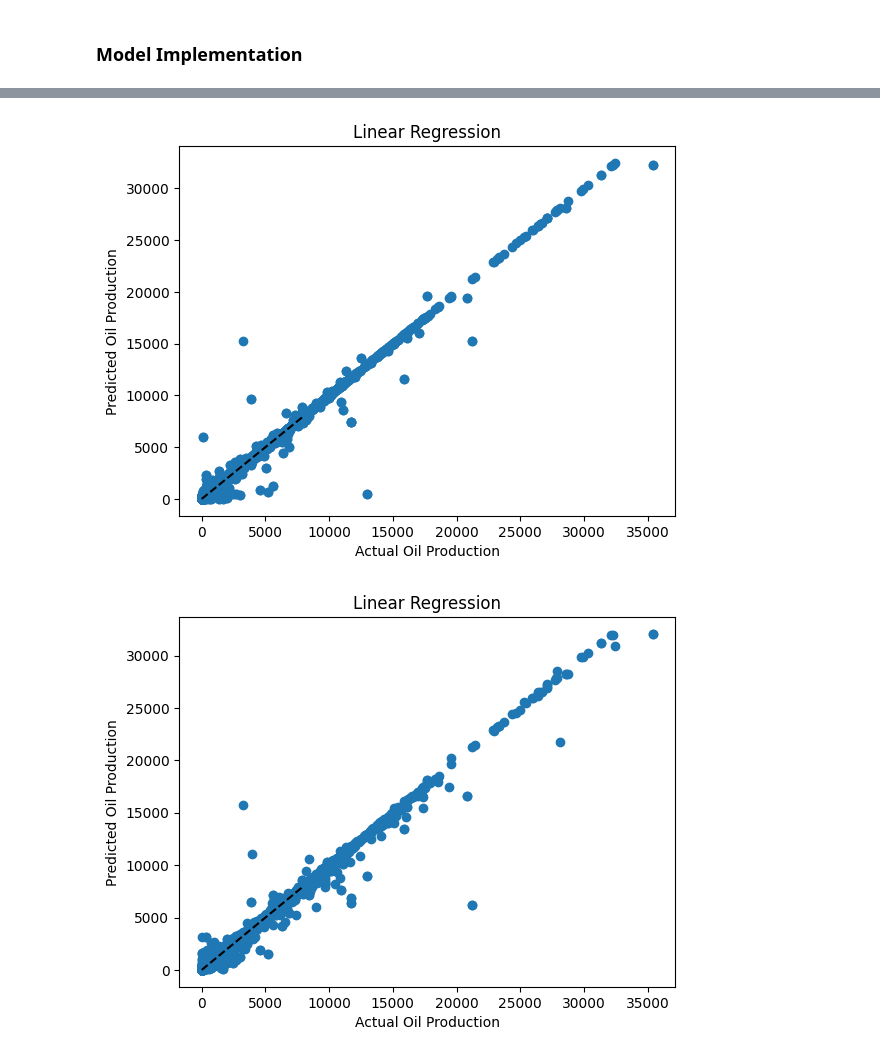
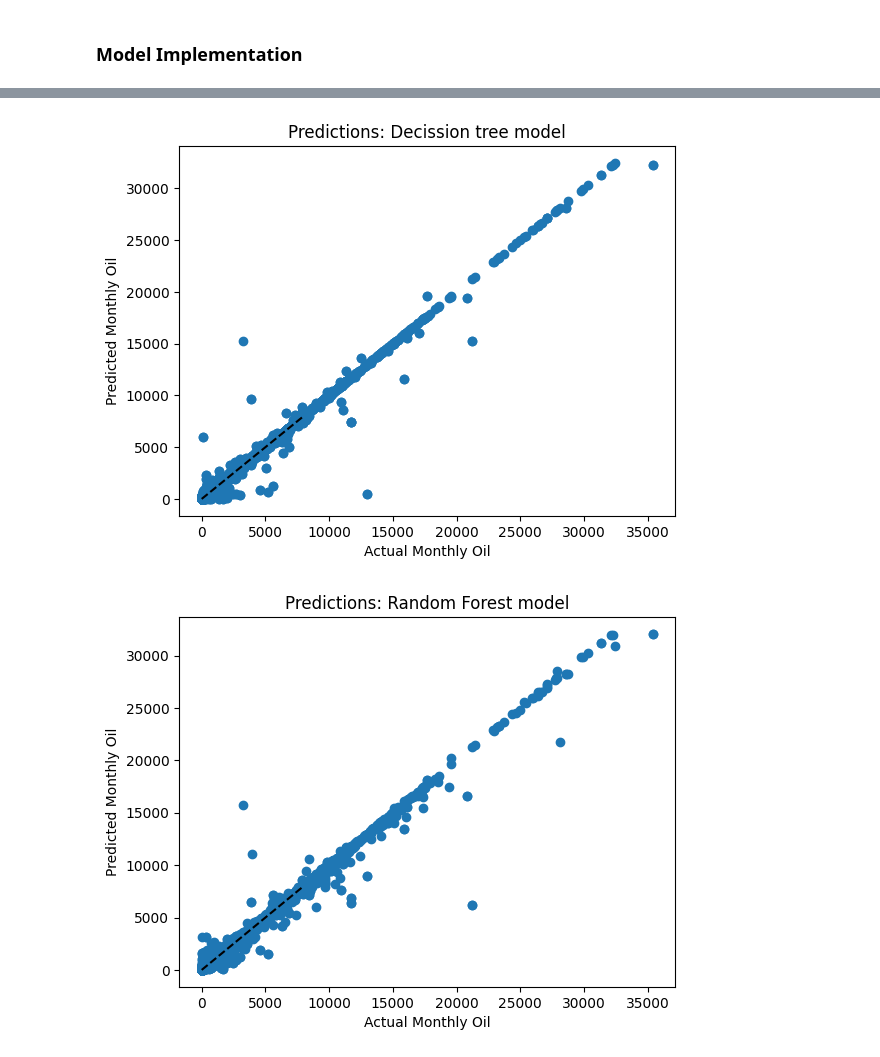
Before and after one commit to ManishRawat07/PETR6397-Final-Project-Oil-Production-Forecasting-using-Machine-Learning, a Jupyter notebook: Oil Production forecasting.ipynb, the cells around one changed output, grey strips where cells are left out. Cells and saved outputs as stored; diff of their text form; code cells hidden in the pictures.

```diff
--- a/Oil Production forecasting.ipynb
+++ b/Oil Production forecasting.ipynb
@@ -401,20 +408,20 @@ plt.show()
 # %%
 # Visualize the Prediction for Decission tree
 plt.scatter(y_test, tree_pred)
 plt.plot([0, 8000], [0, 8000], '--k')
 plt.xlabel('Actual Monthly Oil')
 plt.ylabel('Predicted Monthly Oil')
-plt.title('Prediction for Decission tree model')
+plt.title('Predictions: Decission tree model')
 plt.show()
 # %% [output]
-[figure, old version]
+[figure, new version]
 # %%
 # Visualize the Prediction for Random Forest
 plt.scatter(y_test, forest_pred)
 plt.plot([0, 8000], [0, 8000], '--k')
 plt.xlabel('Actual Monthly Oil')
 plt.ylabel('Predicted Monthly Oil')
-plt.title('Prediction for Random Forest model')
+plt.title('Predictions: Random Forest model')
 plt.show()
 # %% [output]
-[figure, old version]
+[figure, new version]
```
Also changed, not shown: parts of 7 cells of this notebook.
